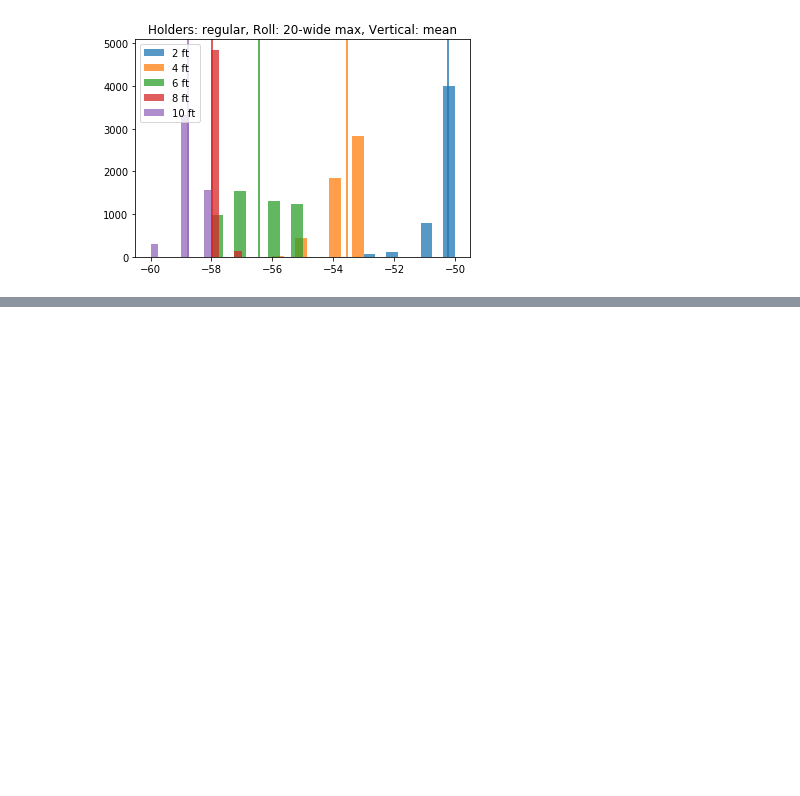
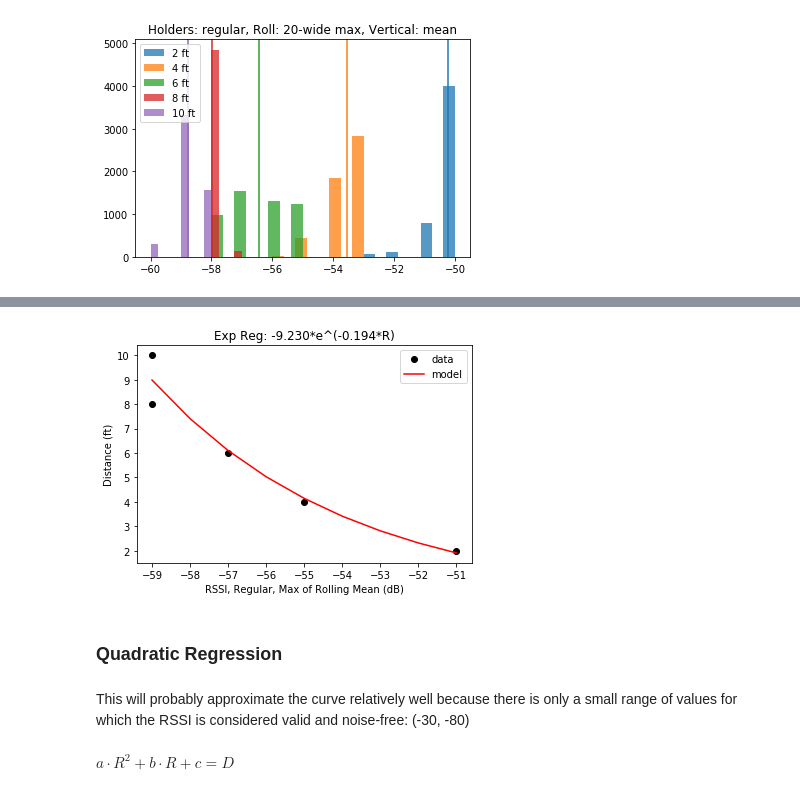
Before and after one commit to HumanDynamics/openbadge, a Jupyter notebook: holderTests/holder_analysis.ipynb, the cells around one changed output, grey strips where cells are left out. Cells and saved outputs as stored; diff of their text form; code cells hidden in the pictures; blank space fills up the shorter version.

```diff
--- a/holderTests/holder_analysis.ipynb
+++ b/holderTests/holder_analysis.ipynb
@@ -167,0 +213,21 @@ plot_all_distances(holders="regular", roll=(20, "max"), vert="mean")
+# %%
+R = R_reg
+exp_reg = np.polyfit(R, np.log(D), 1, w=np.sqrt(D))
+
+plt.figure()
+plt.plot(R, D, 'ko', label="data")
+plt.plot(R_smpl, D_hat_ereg(R_smpl, *exp_reg), 'r-', label="model")
+plt.title("Exp Reg: " + str("%.3f" % exp_reg[1]) + "*e^("
+          + str("%.3f" % exp_reg[0]) + "*R)")
+plt.xlabel("RSSI, Regular, Max of Rolling Mean (dB)")
+plt.ylabel("Distance (ft)")
+plt.legend()
+plt.show()
+# %% [output]
+[figure, added]
+# %% [markdown]
+###  Quadratic Regression
+# %% [markdown]
+This will probably approximate the curve relatively well because there is only a small range of values for which the RSSI is considered valid and noise-free:  (-30, -80)
+# %% [markdown]
+$a\cdot R^2+b\cdot R+c=D$
```
Also changed, not shown: parts of 19 cells of this notebook.
